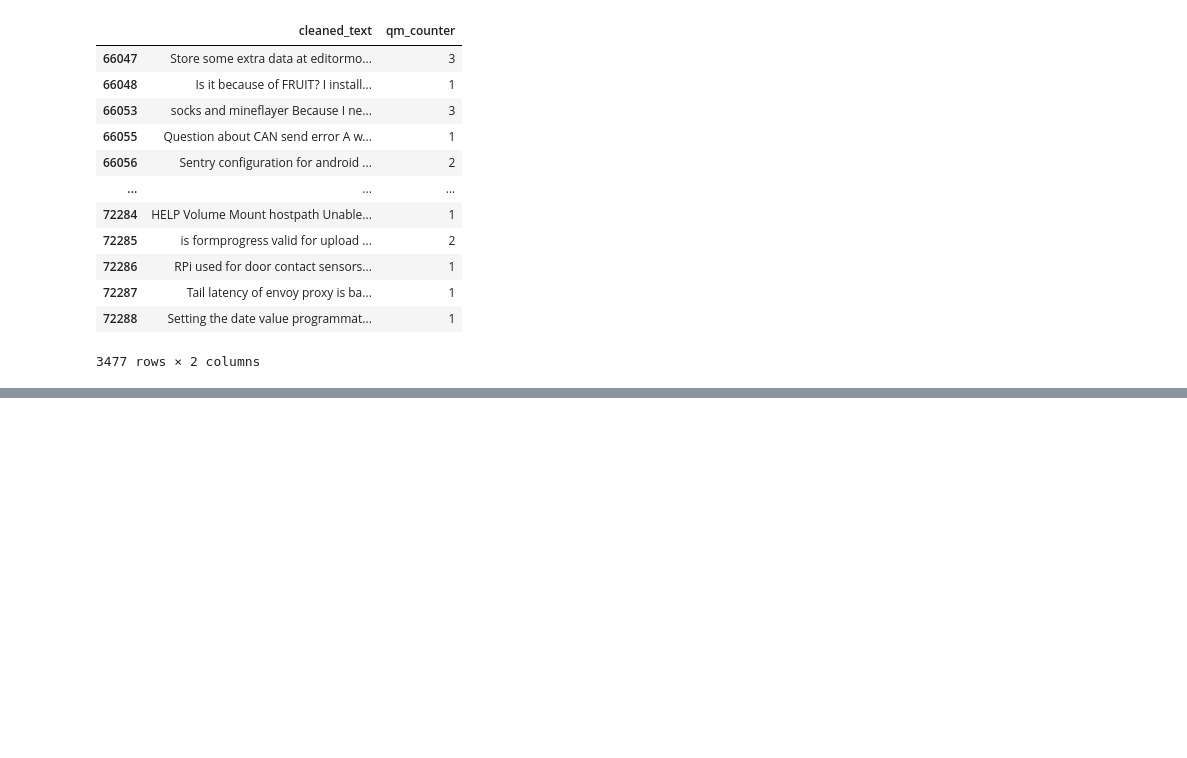
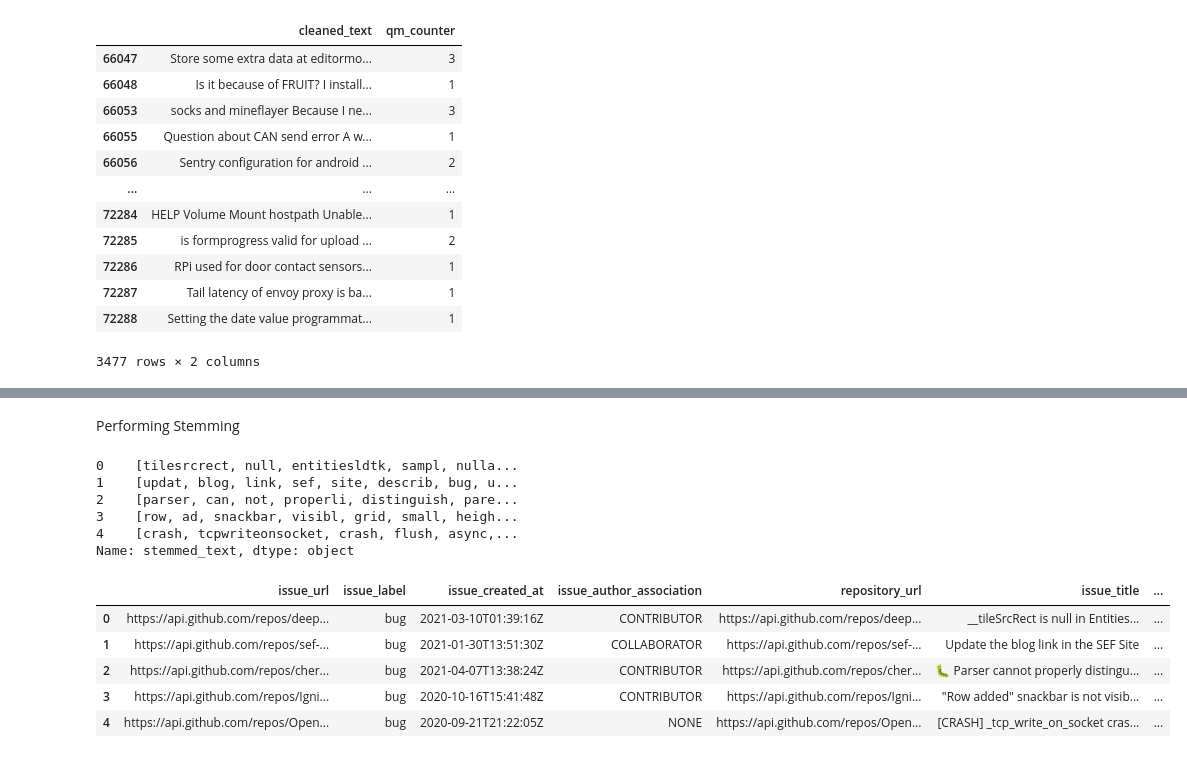
Before and after one commit to ervinb0/Ticket-Classifier, a Jupyter notebook: pre_processing.ipynb, the cells around one changed output, grey strips where cells are left out. Drawn from its saved outputs; the diff is of its cells as text; code cells hidden in the pictures; blank space fills up the shorter version.

```diff
--- a/pre_processing.ipynb
+++ b/pre_processing.ipynb
@@ -231,0 +213,5 @@ high_qm_question[['cleaned_text', 'qm_counter']]
+# %%
+df['cleaned_text'] = df['cleaned_text'].str.replace('?', '', regex=False)
+# %%
+df['qm_counter_2'] = df['cleaned_text'].str.count(r'\?')
+df['qm_counter_2']
@@ -231,0 +303,8 @@ high_qm_question[['cleaned_text', 'qm_counter']]
+# %%
+import nltk
+
+nltk.download('punkt_tab')
+nltk.download('punkt')
+
+df['tokenized_text'] = df['cleaned_text'].apply(nltk.word_tokenize)
+df['tokenized_text'].head()
@@ -231,0 +324,31 @@ high_qm_question[['cleaned_text', 'qm_counter']]
+# %% [markdown]
+Performing Stemming
+# %%
+from nltk.stem import PorterStemmer
+
+# Initialize the stemmer
+stemmer = PorterStemmer()
+
+# Function to stem the tokens
+def stem_tokens(tokens):
+    return [stemmer.stem(token) for token in tokens]
+
+# Apply the stemming function to the tokenized_text column
+df['stemmed_text'] = df['tokenized_text'].apply(stem_tokens)
+df['stemmed_text'].head()
+# %% [output]
+0    [tilesrcrect, null, entitiesldtk, sampl, nulla...
+1    [updat, blog, link, sef, site, describ, bug, u...
+2    [parser, can, not, properli, distinguish, pare...
+3    [row, ad, snackbar, visibl, grid, small, heigh...
+4    [crash, tcpwriteonsocket, crash, flush, async,...
+Name: stemmed_text, dtype: object
+# %%
+df.head()
+# %% [output]
+|  | issue_url | issue_label | issue_created_at | issue_author_association | repository_url | issue_title | ... |
+| 0 | https://api.github.com/repos/deep... | bug | 2021-03-10T01:39:16Z | CONTRIBUTOR | https://api.github.com/repos/deep... | __tileSrcRect is null in Entities... | ... |
+| 1 | https://api.github.com/repos/sef-... | bug | 2021-01-30T13:51:30Z | COLLABORATOR | https://api.github.com/repos/sef-... | Update the blog link in the SEF Site | ... |
+| 2 | https://api.github.com/repos/cher... | bug | 2021-04-07T13:38:24Z | CONTRIBUTOR | https://api.github.com/repos/cher... | 🐛 Parser cannot properly distingu... | ... |
+| 3 | https://api.github.com/repos/Igni... | bug | 2020-10-16T15:41:48Z | CONTRIBUTOR | https://api.github.com/repos/Igni... | "Row added" snackbar is not visib... | ... |
+| 4 | https://api.github.com/repos/Open... | bug | 2020-09-21T21:22:05Z | NONE | https://api.github.com/repos/Open... | [CRASH] _tcp_write_on_socket cras... | ... |
```
Also changed, not shown: parts of 12 cells of this notebook, 1 other file.
